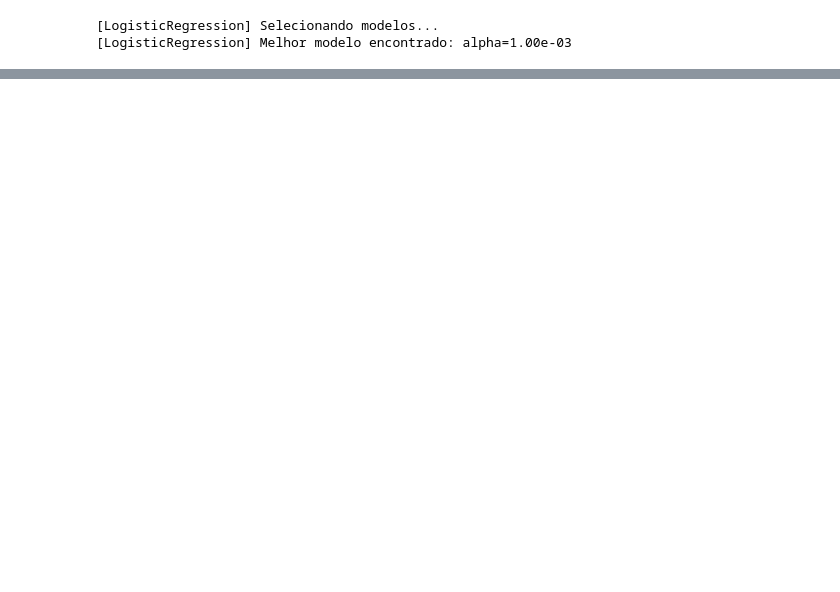
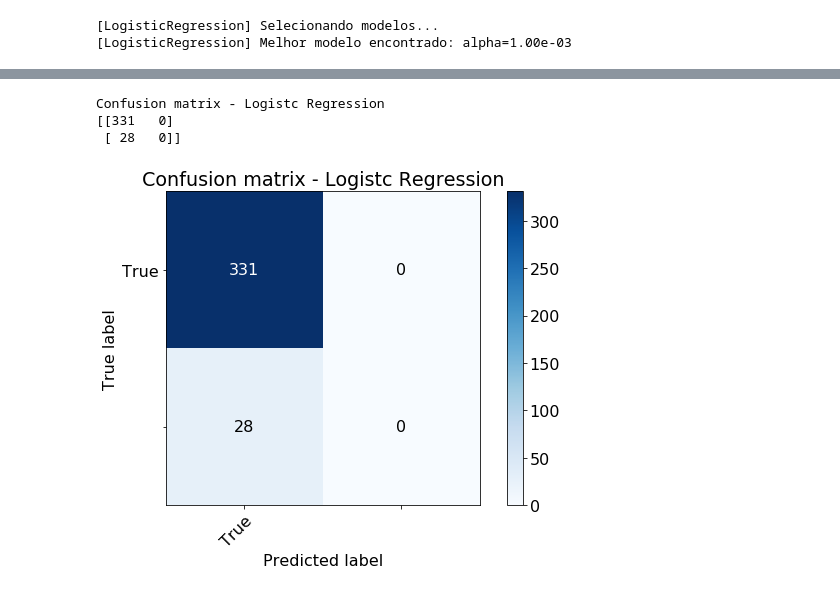
Before and after one commit to brunolmourao/machine-learning, a Jupyter notebook: Trabalho Final/Trabalho Final.ipynb, the cells around one changed output, grey strips where cells are left out. Saved outputs shown, nothing was run; the diff lists cells and outputs as text; code cells hidden in the pictures; blank space fills up the shorter version.

```diff
--- a/Trabalho Final/Trabalho Final.ipynb
+++ b/Trabalho Final/Trabalho Final.ipynb
@@ -325,0 +375,9 @@ print("[LogisticRegression] Taxa de erro no teste: %.2f%%" % (100*np.mean(wrong_
+# %%
+com.plot_confusion_matrix(y_test, y_pred=pred_logreg, classes=label_names,
+                          title="Confusion matrix - Logistc Regression")
+plt.show()
+# %% [output]
+Confusion matrix - Logistc Regression
+[[331   0]
+ [ 28   0]]
+[figure, added]
```
Also changed, not shown: parts of 24 cells of this notebook, 3 other files.
